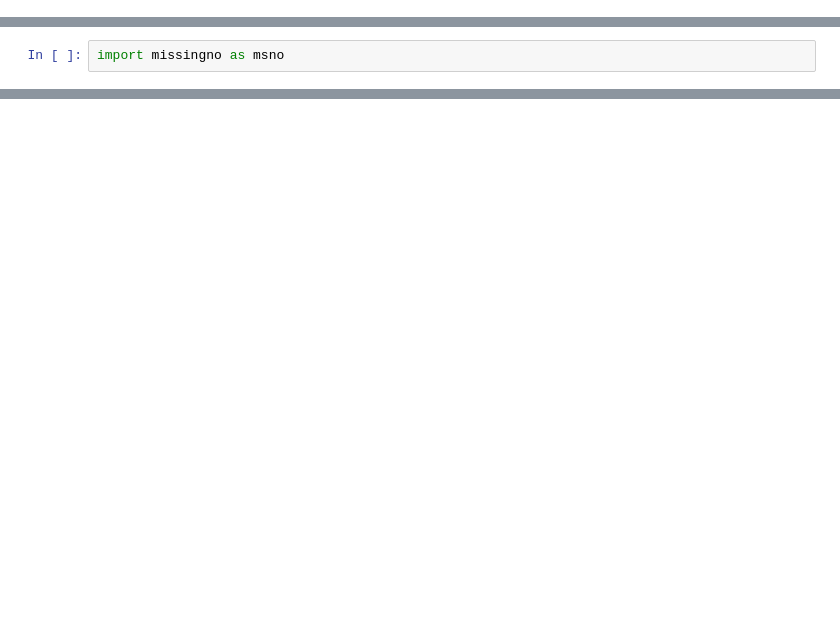
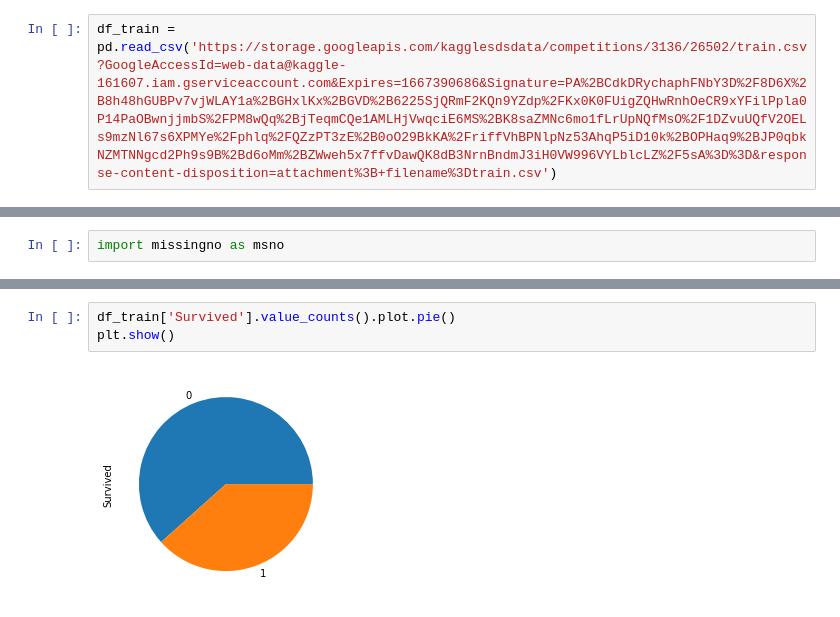
Before and after one commit to LeeJiHoon1125/Lee-Ji-Hoon, a Jupyter notebook: 이지훈5강6강.ipynb, the cells around one changed output, grey strips where cells are left out. Drawn from its saved outputs; the diff is of its cells as text; blank space fills up the shorter version.

```diff
--- a/이지훈5강6강.ipynb
+++ b/이지훈5강6강.ipynb
@@ -504,0 +493,2 @@ NameError: ignored
+# %%
+df_train = pd.read_csv('https://storage.googleapis.com/kagglesdsdata/competitions/3136/26502/train.csv?GoogleAccessId=web-data@kaggle-161607.iam.gserviceaccount.com&Expires=1667390686&Signature=PA%2BCdkDRychaphFNbY3D%2F8D6X%2B8h48hGUBPv7vjWLAY1a%2BGHxlKx%2BGVD%2B6225SjQRmF2KQn9YZdp%2FKx0K0FUigZQHwRnhOeCR9xYFilPpla0P14PaOBwnjjmbS%2FPM8wQq%2BjTeqmCQe1AMLHjVwqciE6MS%2BK8saZMNc6mo1fLrUpNQfMsO%2F1DZvuUQfV2OELs9mzNl67s6XPMYe%2Fphlq%2FQZzPT3zE%2B0oO29BkKA%2FriffVhBPNlpNz53AhqP5iD10k%2BOPHaq9%2BJP0qbkNZMTNNgcd2Ph9s9B%2Bd6oMm%2BZWweh5x7ffvDawQK8dB3NrnBndmJ3iH0VW996VYLblcLZ%2F5sA%3D%3D&response-content-disposition=attachment%3B+filename%3Dtrain.csv')
@@ -564,3 +574,8 @@ NameError: ignored
+# %%
+df_train['Survived'].value_counts().plot.pie()
+plt.show()
+# %% [output]
+[figure, added]
 # %%
 df_train['Survived'].value_counts().plot.pie(explode=[0, 0.1])
 plt.show()
```
Also changed, not shown: parts of 45 cells of this notebook.
